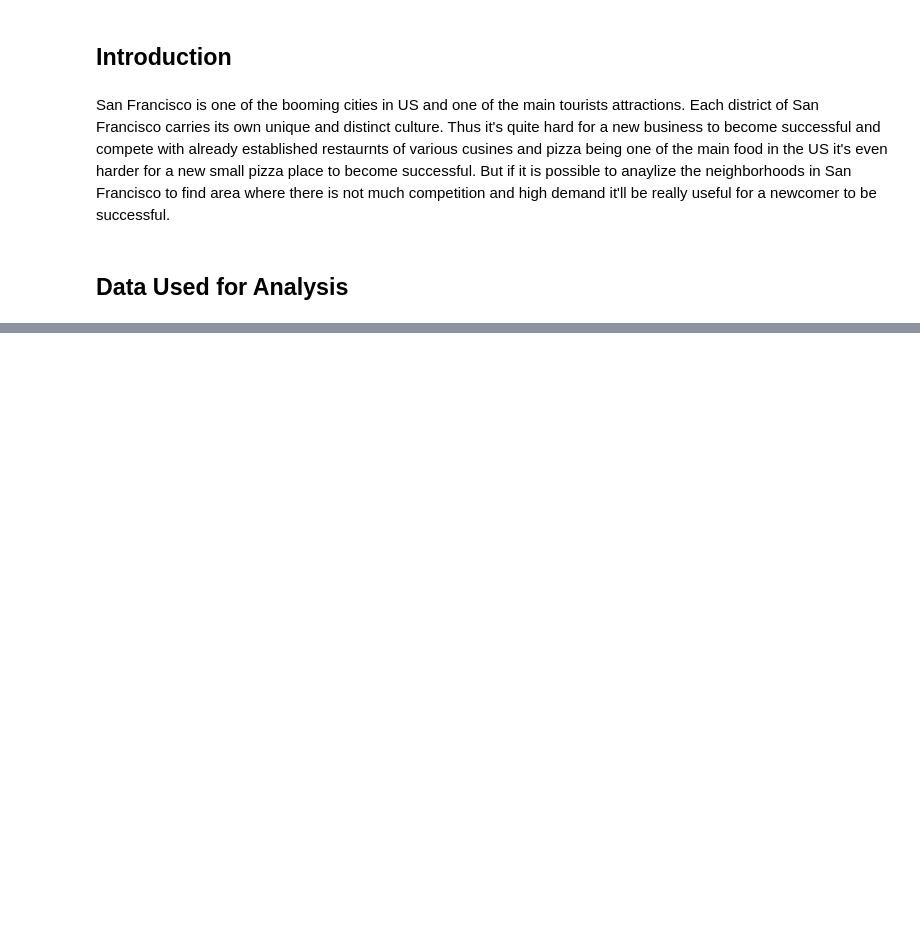
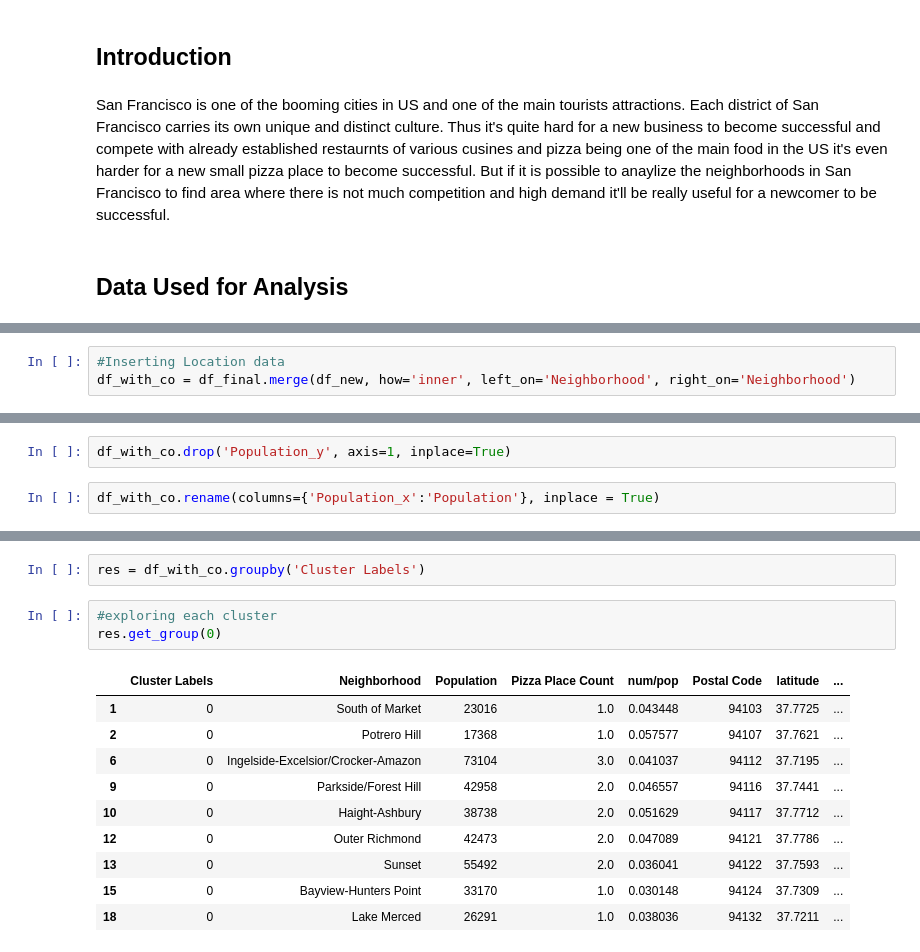
Before and after one commit to Cjay13/Coursera_Capstone, a Jupyter notebook: Analysis of neighborhood in San Francisco .ipynb, the cells around one changed output, grey strips where cells are left out. Saved outputs shown, nothing was run; the diff lists cells and outputs as text; blank space fills up the shorter version.

```diff
--- a/Analysis of neighborhood in San Francisco .ipynb
+++ b/Analysis of neighborhood in San Francisco .ipynb
@@ -10,0 +357,3 @@ The dataset "San Francisco Neighborhoods (Designated by SF Assoc. of Realtors)"
+# %%
+#Inserting Location data
+df_with_co = df_final.merge(df_new, how='inner', left_on='Neighborhood', right_on='Neighborhood')
@@ -10,0 +369,4 @@ The dataset "San Francisco Neighborhoods (Designated by SF Assoc. of Realtors)"
+# %%
+df_with_co.drop('Population_y', axis=1, inplace=True)
+# %%
+df_with_co.rename(columns={'Population_x':'Population'}, inplace = True)
@@ -10,0 +420,16 @@ The dataset "San Francisco Neighborhoods (Designated by SF Assoc. of Realtors)"
+# %%
+res = df_with_co.groupby('Cluster Labels')
+# %%
+#exploring each cluster
+res.get_group(0)
+# %% [output]
+|  | Cluster Labels | Neighborhood | Population | Pizza Place Count | num/pop | Postal Code | latitude | ... |
+| 1 | 0 | South of Market | 23016 | 1.0 | 0.043448 | 94103 | 37.7725 | ... |
+| 2 | 0 | Potrero Hill | 17368 | 1.0 | 0.057577 | 94107 | 37.7621 | ... |
+| 6 | 0 | Ingelside-Excelsior/Crocker-Amazon | 73104 | 3.0 | 0.041037 | 94112 | 37.7195 | ... |
+| 9 | 0 | Parkside/Forest Hill | 42958 | 2.0 | 0.046557 | 94116 | 37.7441 | ... |
+| 10 | 0 | Haight-Ashbury | 38738 | 2.0 | 0.051629 | 94117 | 37.7712 | ... |
+| 12 | 0 | Outer Richmond | 42473 | 2.0 | 0.047089 | 94121 | 37.7786 | ... |
+| 13 | 0 | Sunset | 55492 | 2.0 | 0.036041 | 94122 | 37.7593 | ... |
+| 15 | 0 | Bayview-Hunters Point | 33170 | 1.0 | 0.030148 | 94124 | 37.7309 | ... |
+| 18 | 0 | Lake Merced | 26291 | 1.0 | 0.038036 | 94132 | 37.7211 | ... |
```
Also changed, not shown: parts of 53 cells of this notebook.
